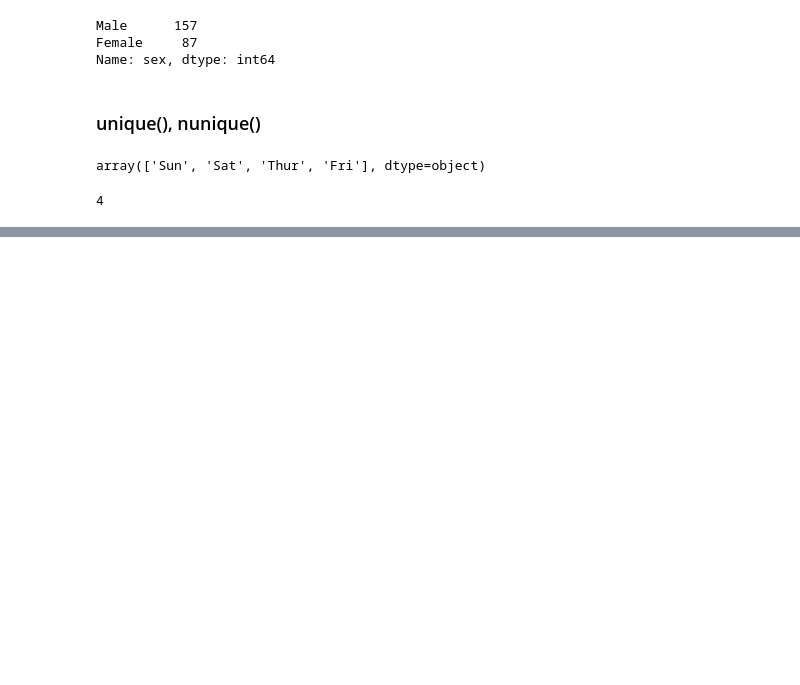
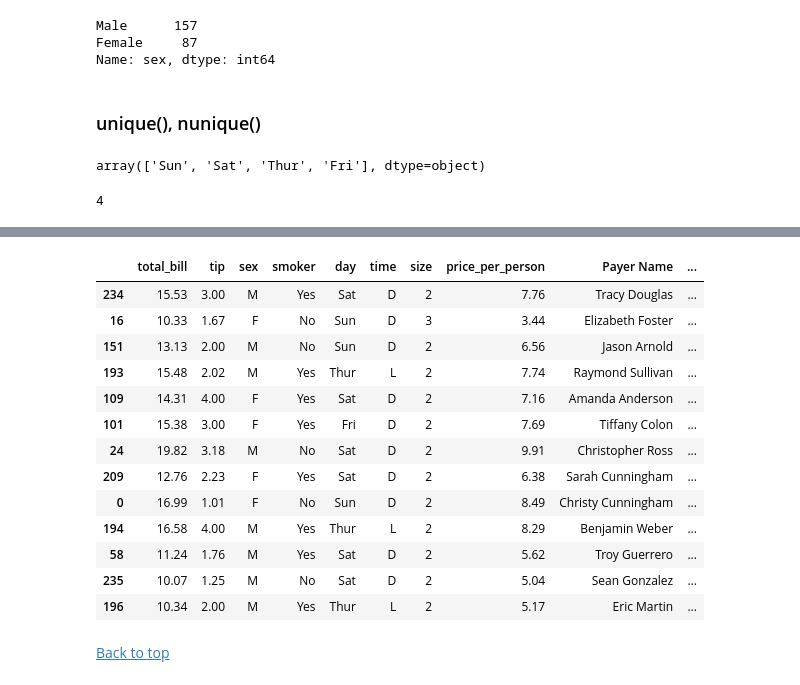
Before and after one commit to jigarparekh279/Machine_Learning_Python, a Jupyter notebook: 4_Pandas.ipynb, the cells around one changed output, grey strips where cells are left out. Drawn from its saved outputs; the diff is of its cells as text; code cells hidden in the pictures; blank space fills up the shorter version.

```diff
--- a/4_Pandas.ipynb
+++ b/4_Pandas.ipynb
@@ -698,0 +726,6 @@ df['day'].nunique() # OR len(df['day'].unique())
+# %%
+# mapping using a dict
+# useful when multiple items to replace
+myMap = {'Dinner':'D', 'Lunch':'L'}
+df['time'] = df['time'].map(myMap)
+df.head()
@@ -698,0 +741,4 @@ df['day'].nunique() # OR len(df['day'].unique())
+# %%
+# duplication (testing purpose)
+df = df.append(df.iloc[-1:])
+df
@@ -698,0 +776,4 @@ df['day'].nunique() # OR len(df['day'].unique())
+# %%
+# remove duplicate rows
+df = df.drop_duplicates()
+df
@@ -698,0 +796,8 @@ df['day'].nunique() # OR len(df['day'].unique())
+# %%
+# which values in a column are b/w
+# two values you choose
+filterBill = df['total_bill'].between(10,20,inclusive=True)
+
+# use it as a filter itself
+df = df[filterBill]
+df
@@ -698,0 +862,21 @@ df['day'].nunique() # OR len(df['day'].unique())
+# %%
+# get random sample(s) from the DataFrame
+# based on a fraction
+df.sample(frac=0.1)
+# %% [output]
+|  | total_bill | tip | sex | smoker | day | time | size | price_per_person | Payer Name | ... |
+| 234 | 15.53 | 3.00 | M | Yes | Sat | D | 2 | 7.76 | Tracy Douglas | ... |
+| 16 | 10.33 | 1.67 | F | No | Sun | D | 3 | 3.44 | Elizabeth Foster | ... |
+| 151 | 13.13 | 2.00 | M | No | Sun | D | 2 | 6.56 | Jason Arnold | ... |
+| 193 | 15.48 | 2.02 | M | Yes | Thur | L | 2 | 7.74 | Raymond Sullivan | ... |
+| 109 | 14.31 | 4.00 | F | Yes | Sat | D | 2 | 7.16 | Amanda Anderson | ... |
+| 101 | 15.38 | 3.00 | F | Yes | Fri | D | 2 | 7.69 | Tiffany Colon | ... |
+| 24 | 19.82 | 3.18 | M | No | Sat | D | 2 | 9.91 | Christopher Ross | ... |
+| 209 | 12.76 | 2.23 | F | Yes | Sat | D | 2 | 6.38 | Sarah Cunningham | ... |
+| 0 | 16.99 | 1.01 | F | No | Sun | D | 2 | 8.49 | Christy Cunningham | ... |
+| 194 | 16.58 | 4.00 | M | Yes | Thur | L | 2 | 8.29 | Benjamin Weber | ... |
+| 58 | 11.24 | 1.76 | M | Yes | Sat | D | 2 | 5.62 | Troy Guerrero | ... |
+| 235 | 10.07 | 1.25 | M | No | Sat | D | 2 | 5.04 | Sean Gonzalez | ... |
+| 196 | 10.34 | 2.00 | M | Yes | Thur | L | 2 | 5.17 | Eric Martin | ... |
+# %% [markdown]
+[Back to top](#back_to_top)
```
Also changed, not shown: parts of 78 cells of this notebook.
